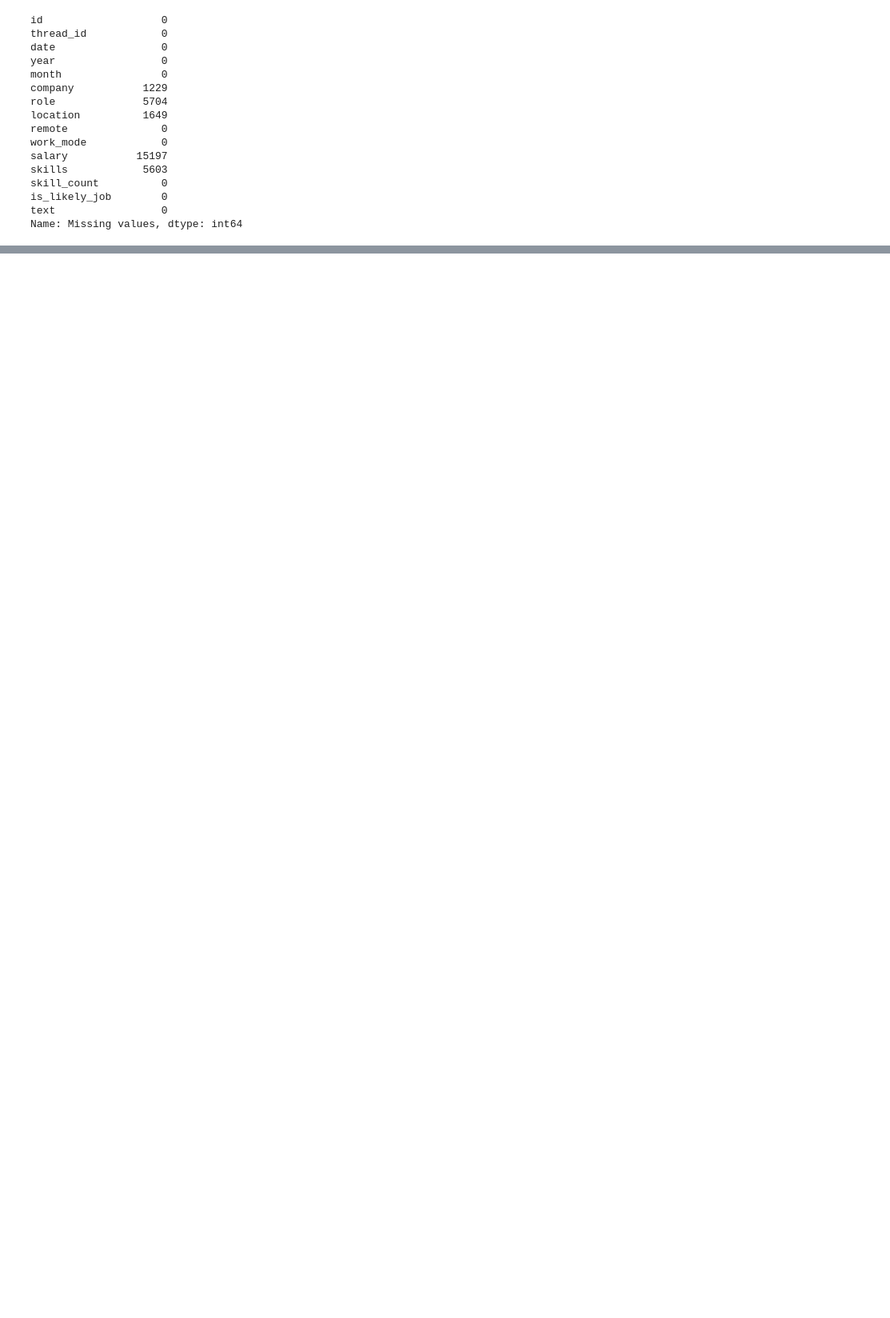
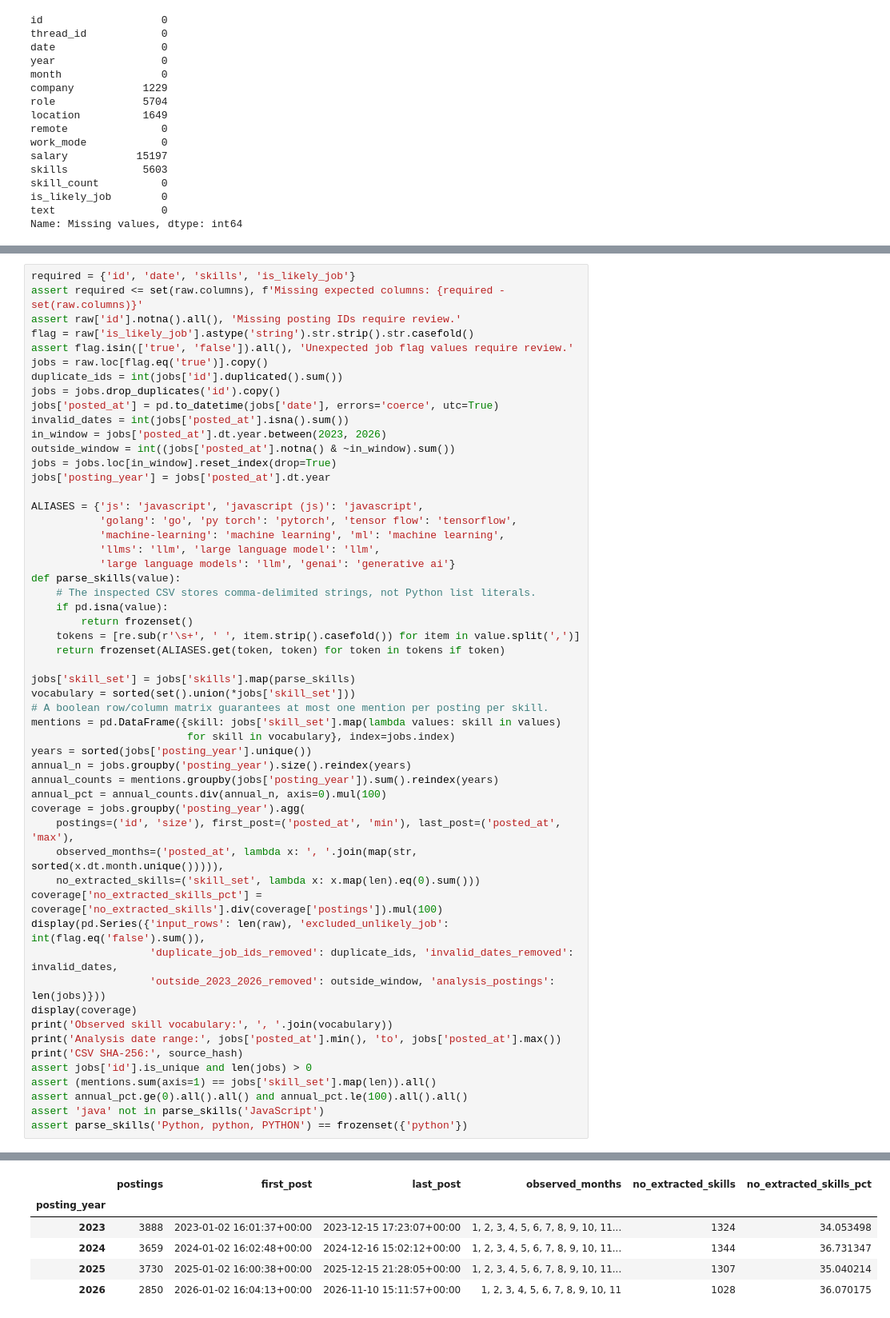
Before and after one commit to ammanikhan/TechSkills, a Jupyter notebook: notebooks/progress_report.ipynb, the cells around one changed output, grey strips where cells are left out. Shown at 80% size. Drawn from its saved outputs; the diff is of its cells as text; blank space fills up the shorter version.

```diff
--- a/notebooks/progress_report.ipynb
+++ b/notebooks/progress_report.ipynb
@@ -85,0 +124,55 @@ plt.show()
+# %%
+required = {'id', 'date', 'skills', 'is_likely_job'}
+assert required <= set(raw.columns), f'Missing expected columns: {required - set(raw.columns)}'
+assert raw['id'].notna().all(), 'Missing posting IDs require review.'
+flag = raw['is_likely_job'].astype('string').str.strip().str.casefold()
+assert flag.isin(['true', 'false']).all(), 'Unexpected job flag values require review.'
+jobs = raw.loc[flag.eq('true')].copy()
+duplicate_ids = int(jobs['id'].duplicated().sum())
+jobs = jobs.drop_duplicates('id').copy()
+jobs['posted_at'] = pd.to_datetime(jobs['date'], errors='coerce', utc=True)
+invalid_dates = int(jobs['posted_at'].isna().sum())
+in_window = jobs['posted_at'].dt.year.between(2023, 2026)
+outside_window = int((jobs['posted_at'].notna() & ~in_window).sum())
+jobs = jobs.loc[in_window].reset_index(drop=True)
+jobs['posting_year'] = jobs['posted_at'].dt.year
+
+ALIASES = {'js': 'javascript', 'javascript (js)': 'javascript',
+           'golang': 'go', 'py torch': 'pytorch', 'tensor flow': 'tensorflow',
+           'machine-learning': 'machine learning', 'ml': 'machine learning',
+           'llms': 'llm', 'large language model': 'llm',
+           'large language models': 'llm', 'genai': 'generative ai'}
+def parse_skills(value):
+    # The inspected CSV stores comma-delimited strings, not Python list literals.
+    if pd.isna(value):
+        return frozenset()
+    tokens = [re.sub(r'\s+', ' ', item.strip().casefold()) for item in value.split(',')]
+    return frozenset(ALIASES.get(token, token) for token in tokens if token)
+
+jobs['skill_set'] = jobs['skills'].map(parse_skills)
+vocabulary = sorted(set().union(*jobs['skill_set']))
+# A boolean row/column matrix guarantees at most one mention per posting per skill.
+mentions = pd.DataFrame({skill: jobs['skill_set'].map(lambda values: skill in values)
+                         for skill in vocabulary}, index=jobs.index)
+years = sorted(jobs['posting_year'].unique())
+annual_n = jobs.groupby('posting_year').size().reindex(years)
+annual_counts = mentions.groupby(jobs['posting_year']).sum().reindex(years)
+annual_pct = annual_counts.div(annual_n, axis=0).mul(100)
+coverage = jobs.groupby('posting_year').agg(
+    postings=('id', 'size'), first_post=('posted_at', 'min'), last_post=('posted_at', 'max'),
+    observed_months=('posted_at', lambda x: ', '.join(map(str, sorted(x.dt.month.unique())))),
+    no_extracted_skills=('skill_set', lambda x: x.map(len).eq(0).sum()))
+coverage['no_extracted_skills_pct'] = coverage['no_extracted_skills'].div(coverage['postings']).mul(100)
+display(pd.Series({'input_rows': len(raw), 'excluded_unlikely_job': int(flag.eq('false').sum()),
+                   'duplicate_job_ids_removed': duplicate_ids, 'invalid_dates_removed': invalid_dates,
+                   'outside_2023_2026_removed': outside_window, 'analysis_postings': len(jobs)}))
+display(coverage)
+print('Observed skill vocabulary:', ', '.join(vocabulary))
+print('Analysis date range:', jobs['posted_at'].min(), 'to', jobs['posted_at'].max())
+print('CSV SHA-256:', source_hash)
+assert jobs['id'].is_unique and len(jobs) > 0
+assert (mentions.sum(axis=1) == jobs['skill_set'].map(len)).all()
+assert annual_pct.ge(0).all().all() and annual_pct.le(100).all().all()
+assert 'java' not in parse_skills('JavaScript')
+assert parse_skills('Python, python, PYTHON') == frozenset({'python'})
+# %% [output]
@@ -85,0 +186,6 @@ plt.show()
+|  | postings | first_post | last_post | observed_months | no_extracted_skills | no_extracted_skills_pct |
+| posting_year |  |  |  |  |  |  |
+| 2023 | 3888 | 2023-01-02 16:01:37+00:00 | 2023-12-15 17:23:07+00:00 | 1, 2, 3, 4, 5, 6, 7, 8, 9, 10, 11... | 1324 | 34.053498 |
+| 2024 | 3659 | 2024-01-02 16:02:48+00:00 | 2024-12-16 15:02:12+00:00 | 1, 2, 3, 4, 5, 6, 7, 8, 9, 10, 11... | 1344 | 36.731347 |
+| 2025 | 3730 | 2025-01-02 16:00:38+00:00 | 2025-12-15 21:28:05+00:00 | 1, 2, 3, 4, 5, 6, 7, 8, 9, 10, 11... | 1307 | 35.040214 |
+| 2026 | 2850 | 2026-01-02 16:04:13+00:00 | 2026-11-10 15:11:57+00:00 | 1, 2, 3, 4, 5, 6, 7, 8, 9, 10, 11 | 1028 | 36.070175 |
```
Also changed, not shown: parts of 20 cells of this notebook, 2 other files.
